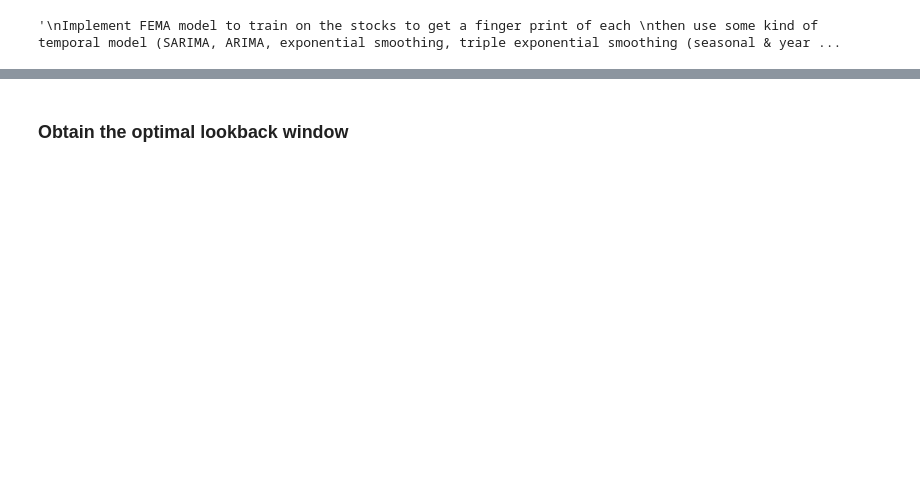
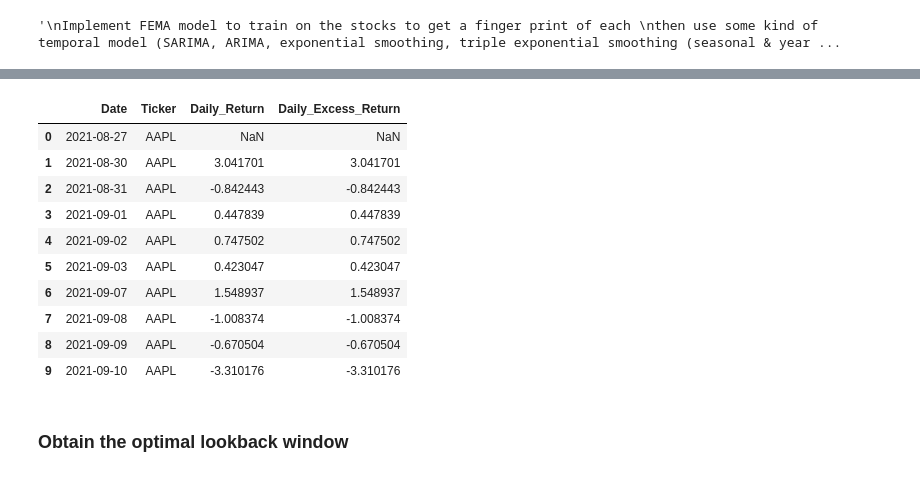
Before and after one commit to FranciscoCan0/AI-Powered-Trading-Engine, a Jupyter notebook: EDA.ipynb, the cells around one changed output, grey strips where cells are left out. Drawn from its saved outputs; the diff is of its cells as text; code cells hidden in the pictures; blank space fills up the shorter version.

```diff
--- a/EDA.ipynb
+++ b/EDA.ipynb
@@ -46,6 +44,9 @@ cutoff_date = max_date - pd.DateOffset(years=5)
 
 trading_1d = trading_1d[trading_1d['Date'] >= cutoff_date].reset_index(drop=True)
 
+#Fix column name for later logic
+trading_1d = trading_1d.rename(columns={"Date": "Datetime"})
+
 background_data = pd.read_csv("data/yfinance/ticker_background_data_df.csv")
 
 # Daily Fama-French 5 Factors
@@ -60,39 +69,51 @@ print(factors.tail())
 # %%
 dfs = {
-    "1min": trading_1min,
-    "2min": trading_2min,
-    "1h": trading_1h,
+    # "1min": trading_1min,
+    # "2min": trading_2min,
+    # "1h": trading_1h,
     "1d": trading_1d
 }
 
 for name, df in dfs.items():
     #Convert to EST
     df['Datetime'] = pd.to_datetime(df['Datetime'], utc=True).dt.tz_convert('America/New_York')
     df['Date'] = df['Datetime'].dt.normalize()
 
     # Obtain the close value at the end of each day only
     df.sort_values(['Ticker', 'Datetime'], inplace=True)
     daily_close = df.groupby(['Ticker', 'Date'])['Close'].last().reset_index()
 
     daily_close = daily_close.sort_values(['Ticker', 'Date'])
 
     # Obtain Daily return
     daily_close['Daily_Return'] = daily_close.groupby('Ticker')['Close'].pct_change()
 
     # Add Daily features back to the original data
     merged = df.merge(daily_close[['Ticker', 'Date', 'Daily_Return']], on=['Ticker', 'Date'], how='inner')
 
     # Both datasets are in EST, but strip it from base
     merged['Date'] = merged['Date'].dt.tz_localize(None)
     merged = merged.merge(factors, left_on = 'Date', right_index=True, how='left')
 
     # Calculate the Daily Excess Return (Daily Return - Risk Free Return)
     merged['Daily_Return'] = merged['Daily_Return'] * 100 # Convert to percent to match Risk Free value
     merged['Daily_Excess_Return'] = merged['Daily_Return'] - merged['RF']
 
     dfs[name] = merged  # store the result back in the dict
 
-dfs['1h'][dfs['1h']['Ticker'] == 'AAPL'][['Date', 'Ticker', 'Daily_Return', 'Daily_Excess_Return']].drop_duplicates().head(10)
+dfs['1d'][dfs['1d']['Ticker'] == 'AAPL'][['Date', 'Ticker', 'Daily_Return', 'Daily_Excess_Return']].drop_duplicates().head(10)
+# %% [output]
+|  | Date | Ticker | Daily_Return | Daily_Excess_Return |
+| 0 | 2021-08-27 | AAPL | NaN | NaN |
+| 1 | 2021-08-30 | AAPL | 3.041701 | 3.041701 |
+| 2 | 2021-08-31 | AAPL | -0.842443 | -0.842443 |
+| 3 | 2021-09-01 | AAPL | 0.447839 | 0.447839 |
+| 4 | 2021-09-02 | AAPL | 0.747502 | 0.747502 |
+| 5 | 2021-09-03 | AAPL | 0.423047 | 0.423047 |
+| 6 | 2021-09-07 | AAPL | 1.548937 | 1.548937 |
+| 7 | 2021-09-08 | AAPL | -1.008374 | -1.008374 |
+| 8 | 2021-09-09 | AAPL | -0.670504 | -0.670504 |
+| 9 | 2021-09-10 | AAPL | -3.310176 | -3.310176 |
 # %% [markdown]
 ### Obtain the optimal lookback window
 # %%
```
Also changed, not shown: parts of 14 cells of this notebook, 6 other files.
